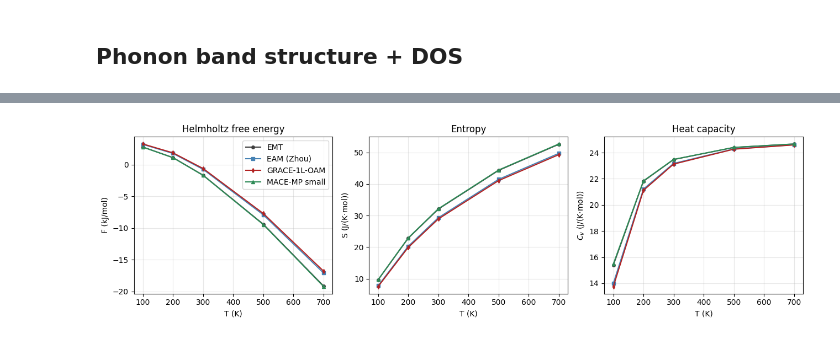
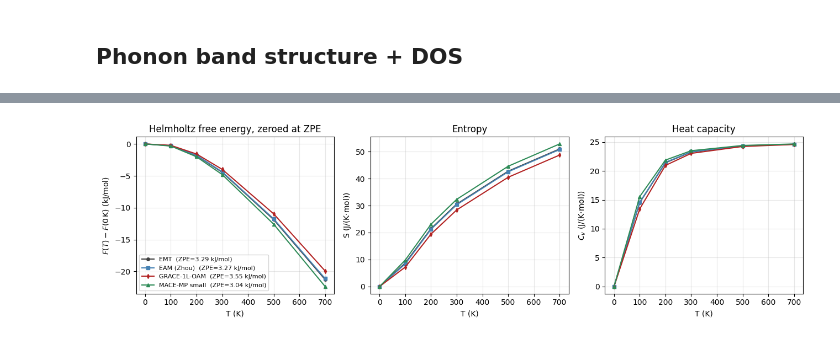
Before and after one commit to pyiron/pyiron_workflow_atomistics, a Jupyter notebook: notebooks/phonon_thermal_conductivity.ipynb, the cells around one changed output, grey strips where cells are left out. Cells and saved outputs as stored; diff of their text form; code cells hidden in the pictures.

```diff
--- a/notebooks/phonon_thermal_conductivity.ipynb
+++ b/notebooks/phonon_thermal_conductivity.ipynb
@@ -114,6 +129,8 @@ def run_one(r):
         "--out-pkl", str(pkl),
         "--working-dir", str(wdir),
         "--lattice-a", str(PARAMS["lattice_a"]),
+        "--eos-strain-range", *[str(x) for x in PARAMS["eos_strain_range"]],
+        "--eos-num-points", str(PARAMS["eos_num_points"]),
         "--fc2-supercell", str(PARAMS["fc2_supercell"]),
         "--fc3-supercell", str(PARAMS["fc3_supercell"]),
         "--n-snapshots", str(PARAMS["n_snapshots"]),
@@ -165,11 +182,19 @@ for r in RUNS:
     with open(pkl_paths[r["label"]], "rb") as f:
         results[r["label"]] = pickle.load(f)
 
-print(f"{'Calculator':16s} {'E0 (eV)':>10s} {'κ_300K (W/m·K)':>16s} {'elapsed (s)':>13s}")
-print("-" * 60)
+hdr = f"{'Calculator':16s} {'a0 (Å)':>8s} {'B (GPa)':>9s} {'E/atom (eV)':>13s} {'κ_300K (W/m·K)':>16s} {'ZPE (kJ/mol)':>14s} {'EOS+phonon (s)':>16s}"
+print(hdr)
+print("-" * len(hdr))
 for r in RUNS:
     d = results[r["label"]]
-    iT = list(d["temperatures"]).index(300.0)
+    Tarr = list(d["temperatures"])
+    iT = Tarr.index(300.0)
     kappa_300 = float(np.trace(d["kappa"][iT]) / 3.0)
-    print(f"{r['label']:16s} {d['energy_0']:>10.4f} {kappa_300:>16.2f} {d['elapsed_s']:>13.1f}")
+    i0 = Tarr.index(0.0)
+    zpe = float(d["free_energy"]["F"][i0])
+    t_total = d["elapsed_eos_s"] + d["elapsed_phonon_s"]
+    print(
+        f"{r['label']:16s} {d['lattice_a0']:>8.4f} {d['bulk_modulus_GPa']:>9.1f} "
+        f"{d['energy_per_atom']:>13.4f} {kappa_300:>16.2f} {zpe:>14.3f} {t_total:>16.1f}"
+    )
 # %% [output]
@@ -185,15 +245,18 @@ MACE-MP small      -14.8383             4.57          35.4
 plt.figure(figsize=(7, 5))
 for r in RUNS:
     d = results[r["label"]]
+    T = np.asarray(d["temperatures"])
     kappa_avg = np.array([np.trace(K) / 3.0 for K in d["kappa"]])
+    mask = T > 0  # κ(0)=0 by construction — drop from plot
     plt.plot(
-        d["temperatures"], kappa_avg,
+        T[mask], kappa_avg[mask],
         color=r["color"], marker=r["marker"],
-        label=r["label"], linewidth=1.7, markersize=7,
+        label=f"{r['label']} (a$_0$={d['lattice_a0']:.3f} Å)",
+        linewidth=1.7, markersize=7,
     )
 plt.xlabel("Temperature (K)")
 plt.ylabel(r"$\bar{\kappa}$ = tr($\kappa$)/3   [W/(m$\cdot$K)]")
-plt.title("Lattice thermal conductivity vs. T (FCC Al)")
+plt.title("Lattice thermal conductivity vs. T (FCC Al, at each potential's relaxed a$_0$)")
 plt.grid(True, alpha=0.3)
 plt.legend()
 plt.tight_layout()
@@ -236,23 +301,25 @@ plt.show()
 # %%
 fig, axes = plt.subplots(1, 3, figsize=(13, 3.8))
 for r in RUNS:
     d = results[r["label"]]
     fe = d["free_energy"]
     if fe is None:
         continue
-    axes[0].plot(fe["temperatures"], fe["F"], color=r["color"], marker=r["marker"],
-                 markersize=4, label=r["label"])
-    axes[1].plot(fe["temperatures"], fe["S"], color=r["color"], marker=r["marker"],
-                 markersize=4)
-    axes[2].plot(fe["temperatures"], fe["Cv"], color=r["color"], marker=r["marker"],
-                 markersize=4)
-axes[0].set_xlabel("T (K)"); axes[0].set_ylabel("F (kJ/mol)")
-axes[0].set_title("Helmholtz free energy"); axes[0].legend()
+    T = np.asarray(fe["temperatures"])
+    i0 = int(np.argmin(np.abs(T - 0.0)))
+    zpe = float(fe["F"][i0])
+    F_thermal = np.asarray(fe["F"]) - zpe
+    axes[0].plot(T, F_thermal, color=r["color"], marker=r["marker"], markersize=4,
+                 label=f"{r['label']}  (ZPE={zpe:.2f} kJ/mol)")
+    axes[1].plot(T, fe["S"], color=r["color"], marker=r["marker"], markersize=4)
+    axes[2].plot(T, fe["Cv"], color=r["color"], marker=r["marker"], markersize=4)
+axes[0].set_xlabel("T (K)"); axes[0].set_ylabel(r"$F(T) - F(0\,\mathrm{K})$ (kJ/mol)")
+axes[0].set_title("Helmholtz free energy, zeroed at ZPE"); axes[0].legend(fontsize=8)
 axes[1].set_xlabel("T (K)"); axes[1].set_ylabel("S (J/(K$\cdot$mol))"); axes[1].set_title("Entropy")
 axes[2].set_xlabel("T (K)"); axes[2].set_ylabel(r"$C_v$ (J/(K$\cdot$mol))"); axes[2].set_title("Heat capacity")
 for ax in axes:
     ax.grid(True, alpha=0.3)
 plt.tight_layout()
 plt.show()
 # %% [output]
-[figure, old version]
+[figure, new version]
```
Also changed, not shown: parts of 9 cells of this notebook, 1 other file.
